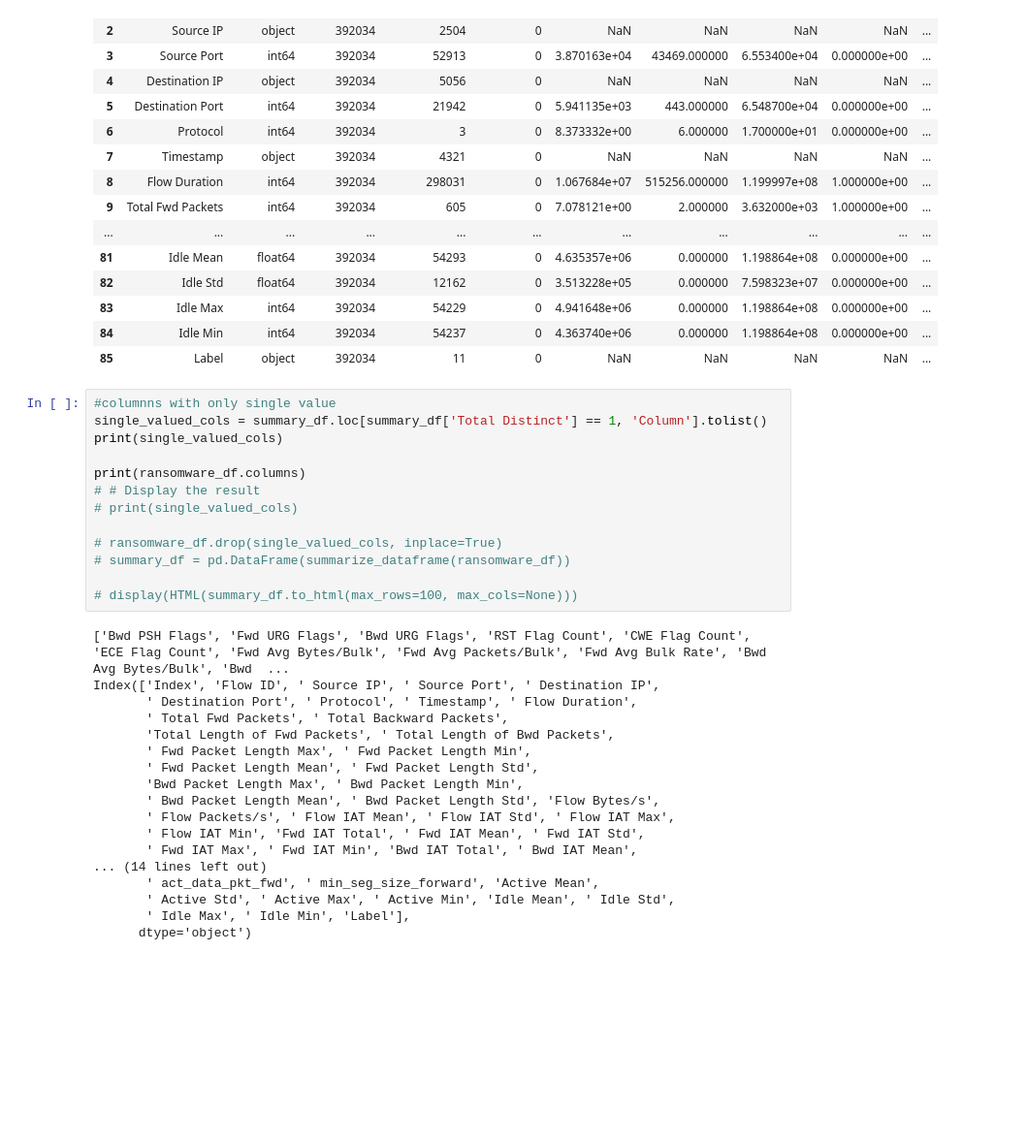
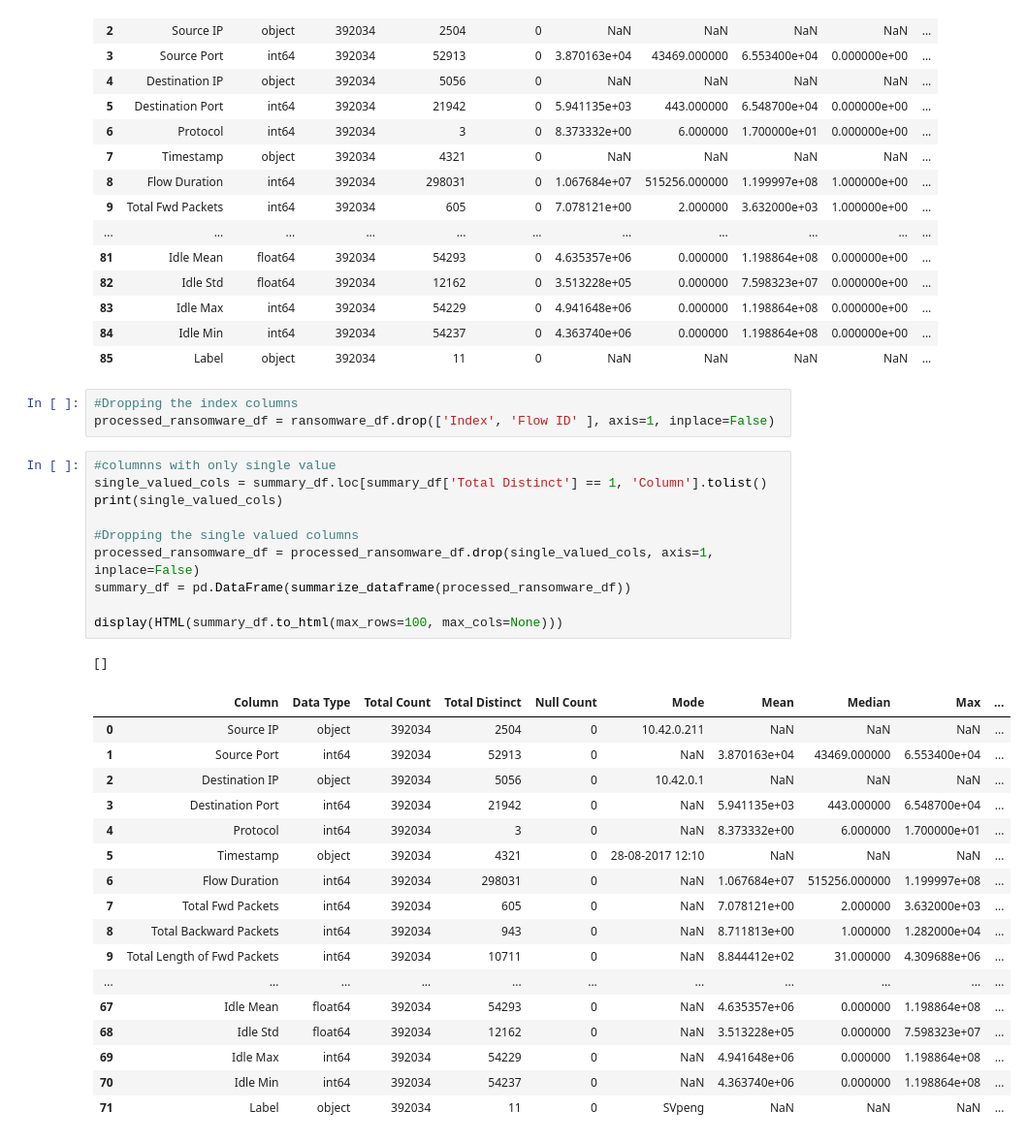
Before and after one commit to ArchisKulkarni002/RansomwareMLProject, a Jupyter notebook: Ransomware_Main.ipynb, the cells around one changed output. Shown: that part at 97% size. Cells and saved outputs as stored; diff of their text form; blank space fills up the shorter version.

```diff
--- a/Ransomware_Main.ipynb
+++ b/Ransomware_Main.ipynb
@@ -97,34 +105,35 @@ display(HTML(summary_df.to_html(max_rows=100, max_cols=None)))
 | 83 | Idle Max | int64 | 392034 | 54229 | 0 | 4.941648e+06 | 0.000000 | 1.198864e+08 | 0.000000e+00 | ... |
 | 84 | Idle Min | int64 | 392034 | 54237 | 0 | 4.363740e+06 | 0.000000 | 1.198864e+08 | 0.000000e+00 | ... |
 | 85 | Label | object | 392034 | 11 | 0 | NaN | NaN | NaN | NaN | ... |
+# %%
+#Dropping the index columns
+processed_ransomware_df = ransomware_df.drop(['Index', 'Flow ID' ], axis=1, inplace=False)
 # %%
 #columnns with only single value
 single_valued_cols = summary_df.loc[summary_df['Total Distinct'] == 1, 'Column'].tolist()
 print(single_valued_cols)
 
-print(ransomware_df.columns)
-# # Display the result
-# print(single_valued_cols)
+#Dropping the single valued columns
+processed_ransomware_df = processed_ransomware_df.drop(single_valued_cols, axis=1, inplace=False)
+summary_df = pd.DataFrame(summarize_dataframe(processed_ransomware_df))
 
-# ransomware_df.drop(single_valued_cols, inplace=True)
-# summary_df = pd.DataFrame(summarize_dataframe(ransomware_df))
-
-# display(HTML(summary_df.to_html(max_rows=100, max_cols=None)))
+display(HTML(summary_df.to_html(max_rows=100, max_cols=None)))
 # %% [output]
-['Bwd PSH Flags', 'Fwd URG Flags', 'Bwd URG Flags', 'RST Flag Count', 'CWE Flag Count', 'ECE Flag Count', 'Fwd Avg Bytes/Bulk', 'Fwd Avg Packets/Bulk', 'Fwd Avg Bulk Rate', 'Bwd Avg Bytes/Bulk', 'Bwd  ...
-Index(['Index', 'Flow ID', ' Source IP', ' Source Port', ' Destination IP',
-       ' Destination Port', ' Protocol', ' Timestamp', ' Flow Duration',
-       ' Total Fwd Packets', ' Total Backward Packets',
-       'Total Length of Fwd Packets', ' Total Length of Bwd Packets',
-       ' Fwd Packet Length Max', ' Fwd Packet Length Min',
-       ' Fwd Packet Length Mean', ' Fwd Packet Length Std',
-       'Bwd Packet Length Max', ' Bwd Packet Length Min',
-       ' Bwd Packet Length Mean', ' Bwd Packet Length Std', 'Flow Bytes/s',
-       ' Flow Packets/s', ' Flow IAT Mean', ' Flow IAT Std', ' Flow IAT Max',
-       ' Flow IAT Min', 'Fwd IAT Total', ' Fwd IAT Mean', ' Fwd IAT Std',
-       ' Fwd IAT Max', ' Fwd IAT Min', 'Bwd IAT Total', ' Bwd IAT Mean',
-... (14 lines left out)
-       ' act_data_pkt_fwd', ' min_seg_size_forward', 'Active Mean',
-       ' Active Std', ' Active Max', ' Active Min', 'Idle Mean', ' Idle Std',
-       ' Idle Max', ' Idle Min', 'Label'],
-      dtype='object')
+[]
+|  | Column | Data Type | Total Count | Total Distinct | Null Count | Mode | Mean | Median | Max | ... |
+| 0 | Source IP | object | 392034 | 2504 | 0 | 10.42.0.211 | NaN | NaN | NaN | ... |
+| 1 | Source Port | int64 | 392034 | 52913 | 0 | NaN | 3.870163e+04 | 43469.000000 | 6.553400e+04 | ... |
+| 2 | Destination IP | object | 392034 | 5056 | 0 | 10.42.0.1 | NaN | NaN | NaN | ... |
+| 3 | Destination Port | int64 | 392034 | 21942 | 0 | NaN | 5.941135e+03 | 443.000000 | 6.548700e+04 | ... |
+| 4 | Protocol | int64 | 392034 | 3 | 0 | NaN | 8.373332e+00 | 6.000000 | 1.700000e+01 | ... |
+| 5 | Timestamp | object | 392034 | 4321 | 0 | 28-08-2017 12:10 | NaN | NaN | NaN | ... |
+| 6 | Flow Duration | int64 | 392034 | 298031 | 0 | NaN | 1.067684e+07 | 515256.000000 | 1.199997e+08 | ... |
+| 7 | Total Fwd Packets | int64 | 392034 | 605 | 0 | NaN | 7.078121e+00 | 2.000000 | 3.632000e+03 | ... |
+| 8 | Total Backward Packets | int64 | 392034 | 943 | 0 | NaN | 8.711813e+00 | 1.000000 | 1.282000e+04 | ... |
+| 9 | Total Length of Fwd Packets | int64 | 392034 | 10711 | 0 | NaN | 8.844412e+02 | 31.000000 | 4.309688e+06 | ... |
+| ... | ... | ... | ... | ... | ... | ... | ... | ... | ... | ... |
+| 67 | Idle Mean | float64 | 392034 | 54293 | 0 | NaN | 4.635357e+06 | 0.000000 | 1.198864e+08 | ... |
+| 68 | Idle Std | float64 | 392034 | 12162 | 0 | NaN | 3.513228e+05 | 0.000000 | 7.598323e+07 | ... |
+| 69 | Idle Max | int64 | 392034 | 54229 | 0 | NaN | 4.941648e+06 | 0.000000 | 1.198864e+08 | ... |
+| 70 | Idle Min | int64 | 392034 | 54237 | 0 | NaN | 4.363740e+06 | 0.000000 | 1.198864e+08 | ... |
+| 71 | Label | object | 392034 | 11 | 0 | SVpeng | NaN | NaN | NaN | ... |
```
Also changed, not shown: parts of 7 cells of this notebook.
